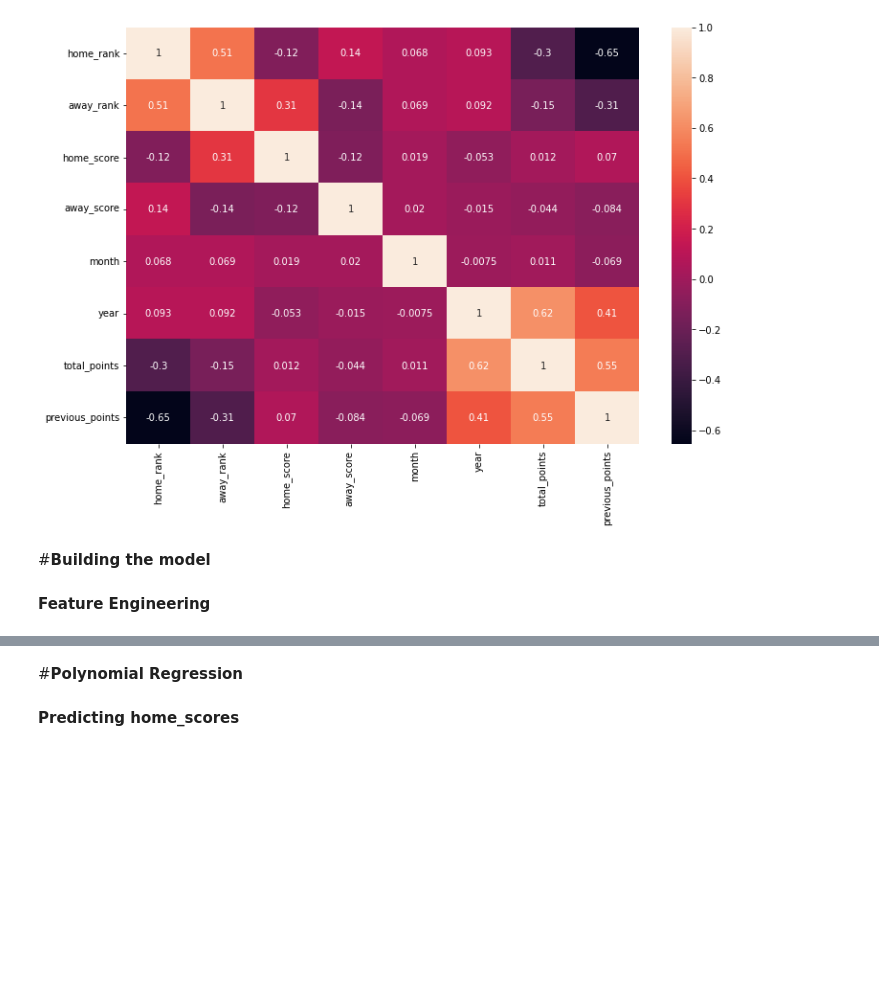
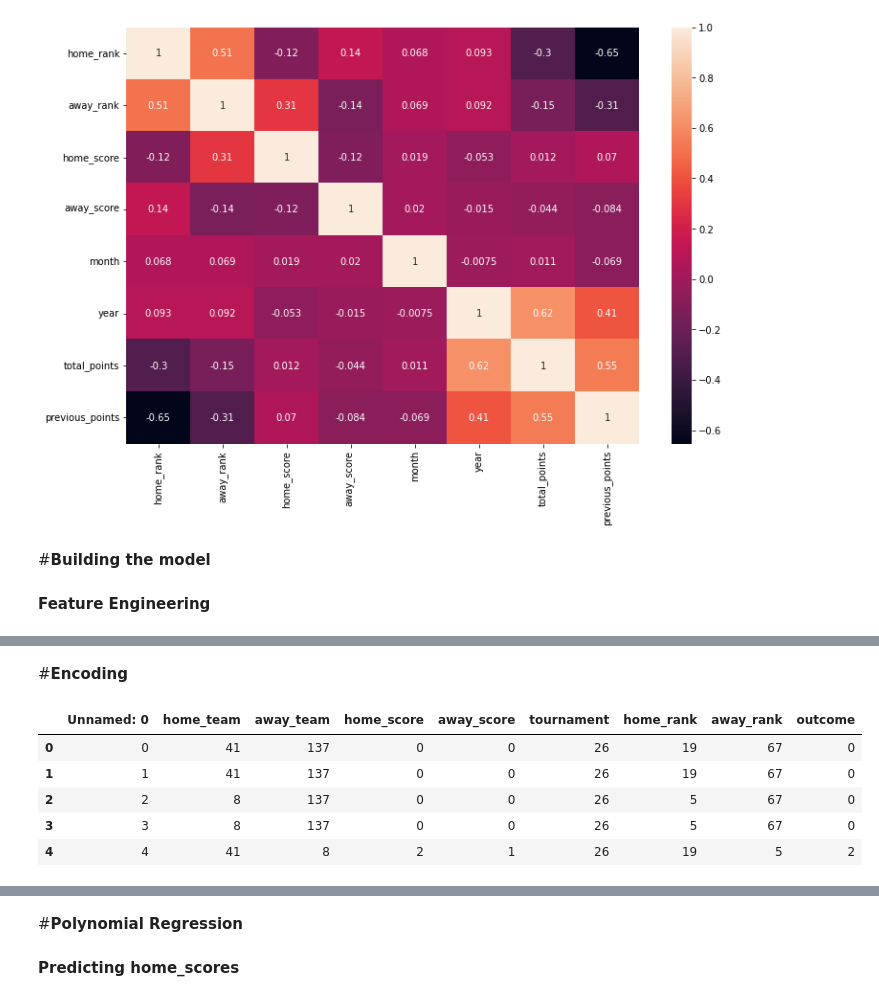
Before and after one commit to 001ckk/mchezo-pesa-ltd---football-game-prediction-, a Jupyter notebook: Moringa_Data_Science_Core_W6_Independent_Project_2022_06_Christopher_Kimani_Python_Notebook.ipynb, the cells around one changed output, grey strips where cells are left out. Saved outputs shown, nothing was run; the diff lists cells and outputs as text; code cells hidden in the pictures; blank space fills up the shorter version.

```diff
--- a/Moringa_Data_Science_Core_W6_Independent_Project_2022_06_Christopher_Kimani_Python_Notebook.ipynb
+++ b/Moringa_Data_Science_Core_W6_Independent_Project_2022_06_Christopher_Kimani_Python_Notebook.ipynb
@@ -504,3 +519,23 @@ predictions.head(5)
 | 2 | 2 | Argentina | Paraguay | 0 | 0 | FIFA World Cup qualification | 5 | 67 | Draw |
 | 3 | 3 | Argentina | Paraguay | 0 | 0 | FIFA World Cup qualification | 5 | 67 | Draw |
 | 4 | 4 | Colombia | Argentina | 2 | 1 | FIFA World Cup qualification | 19 | 5 | Win |
+# %% [markdown]
+#**Encoding**
+# %%
+from sklearn.preprocessing import LabelEncoder
+categorical_features = ['home_team','away_team','tournament','outcome']
+le = LabelEncoder()
+
+# Converting the variables to numerical
+#
+for i in range(4):
+    new = le.fit_transform(predictions[categorical_features[i]])
+    predictions[categorical_features[i]] = new
+predictions.head()
+# %% [output]
+|  | Unnamed: 0 | home_team | away_team | home_score | away_score | tournament | home_rank | away_rank | outcome |
+| 0 | 0 | 41 | 137 | 0 | 0 | 26 | 19 | 67 | 0 |
+| 1 | 1 | 41 | 137 | 0 | 0 | 26 | 19 | 67 | 0 |
+| 2 | 2 | 8 | 137 | 0 | 0 | 26 | 5 | 67 | 0 |
+| 3 | 3 | 8 | 137 | 0 | 0 | 26 | 5 | 67 | 0 |
+| 4 | 4 | 41 | 8 | 2 | 1 | 26 | 19 | 5 | 2 |
```
Also changed, not shown: parts of 45 cells of this notebook.
